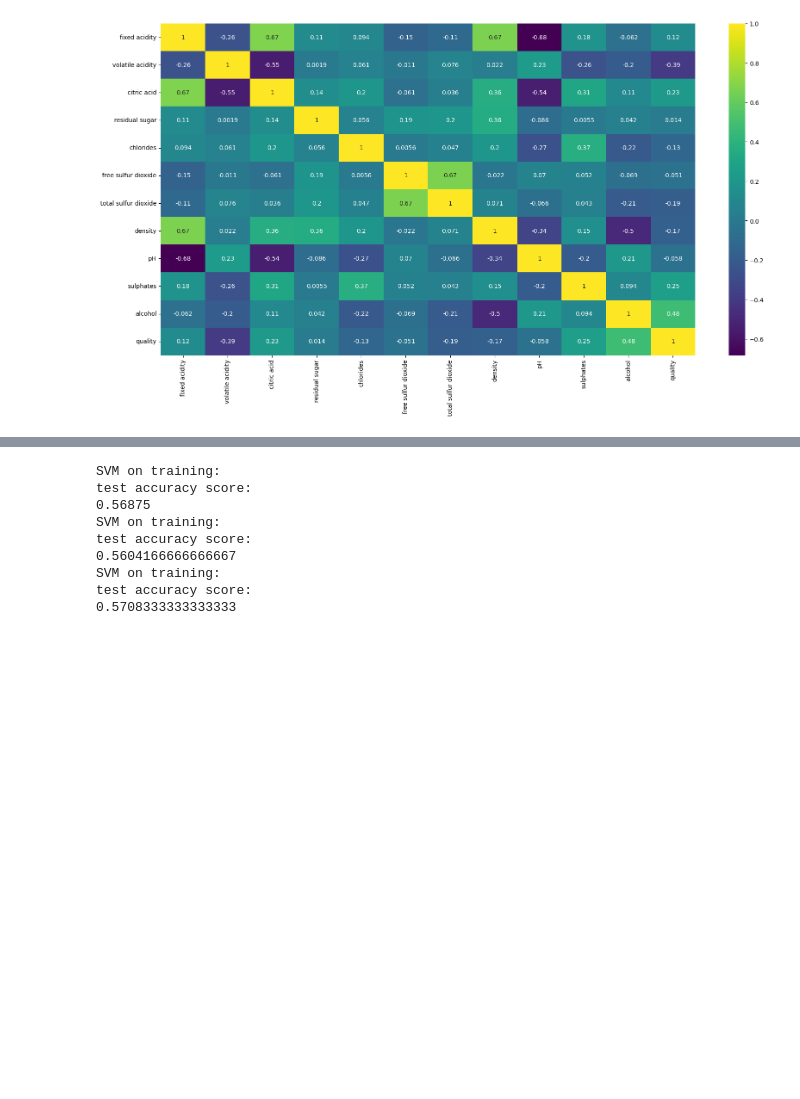
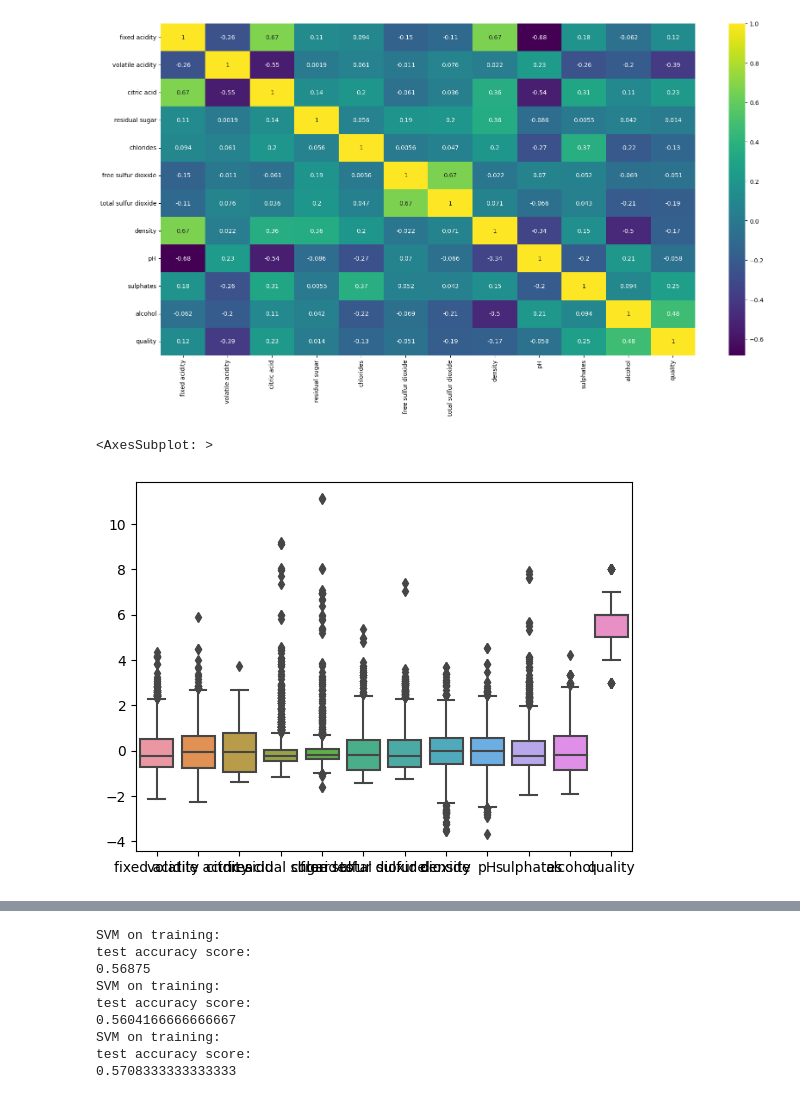
Before and after one commit to Strilets-Glib-FI41mn/Data-analysis-lab-1, a Jupyter notebook: Гліб_Стрілець_ФІ-41мн_Lab1.ipynb, the cells around one changed output, grey strips where cells are left out. Drawn from its saved outputs; the diff is of its cells as text; code cells hidden in the pictures; blank space fills up the shorter version.

```diff
--- a/Гліб_Стрілець_ФІ-41мн_Lab1.ipynb
+++ b/Гліб_Стрілець_ФІ-41мн_Lab1.ipynb
@@ -415,5 +420,10 @@ info_show_post_process(wine_drug_std) #Створюю та показую мап
 # %% [output]
 [figure]
+# %%
+sns.boxplot(data = wine_std)
+# %% [output]
+<AxesSubplot: >
+[figure, added]
 # %%
 X_w_train, X_w_test, y_w_train, y_w_test = train_test_split(X_w, y_w, test_size = 0.3, random_state = 131)
 # %%
```
Also changed, not shown: parts of 11 cells of this notebook.
